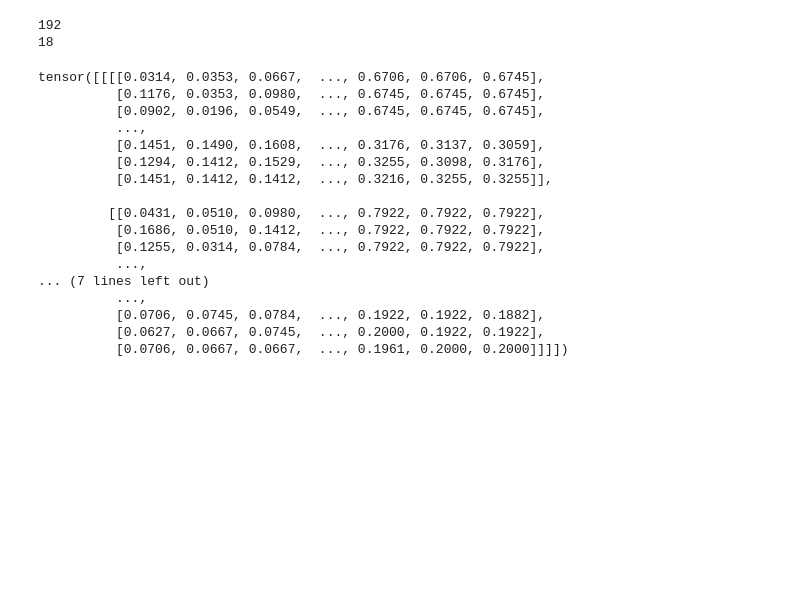
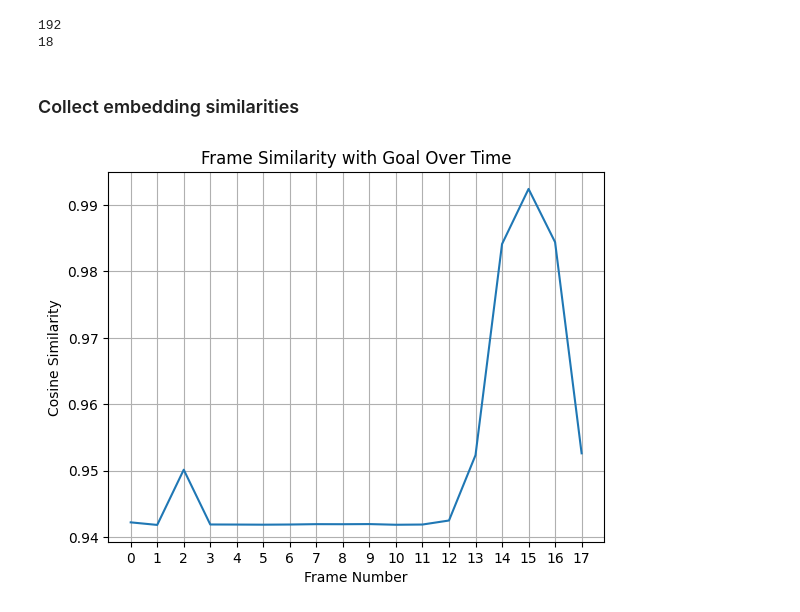
Before and after one commit to Jaslavie/le-wm-minecraft, a Jupyter notebook: frame_comparison.ipynb, the cells around one changed output. Drawn from its saved outputs; the diff is of its cells as text; code cells hidden in the pictures; blank space fills up the shorter version.

```diff
--- a/frame_comparison.ipynb
+++ b/frame_comparison.ipynb
@@ -64,26 +92,22 @@ Will assume defaults for version 1.1
   with initialize(config_path="./config"):
 192
 18
+# %% [markdown]
+### Collect embedding similarities
 # %%
-error = []
+similarities = []
+goal = goal_embed[0].flatten()
 
 for embed in embeddings:
-    error.append()
+    embed = embed[0].flatten()
+    similarities.append(torch.nn.functional.cosine_similarity(goal, embed, dim=0).item())
+
+plt.plot(similarities)
+plt.xlabel("Frame Number")
+plt.xticks(range(len(similarities)))
+plt.ylabel("Cosine Similarity")
+plt.title("Frame Similarity with Goal Over Time")
+plt.grid()
+plt.show()
 # %% [output]
-tensor([[[[0.0314, 0.0353, 0.0667,  ..., 0.6706, 0.6706, 0.6745],
-          [0.1176, 0.0353, 0.0980,  ..., 0.6745, 0.6745, 0.6745],
-          [0.0902, 0.0196, 0.0549,  ..., 0.6745, 0.6745, 0.6745],
-          ...,
-          [0.1451, 0.1490, 0.1608,  ..., 0.3176, 0.3137, 0.3059],
-          [0.1294, 0.1412, 0.1529,  ..., 0.3255, 0.3098, 0.3176],
-          [0.1451, 0.1412, 0.1412,  ..., 0.3216, 0.3255, 0.3255]],
-
-         [[0.0431, 0.0510, 0.0980,  ..., 0.7922, 0.7922, 0.7922],
-          [0.1686, 0.0510, 0.1412,  ..., 0.7922, 0.7922, 0.7922],
-          [0.1255, 0.0314, 0.0784,  ..., 0.7922, 0.7922, 0.7922],
-          ...,
-... (7 lines left out)
-          ...,
-          [0.0706, 0.0745, 0.0784,  ..., 0.1922, 0.1922, 0.1882],
-          [0.0627, 0.0667, 0.0745,  ..., 0.2000, 0.1922, 0.1922],
-          [0.0706, 0.0667, 0.0667,  ..., 0.1961, 0.2000, 0.2000]]]])
+[figure, added]
```
Also changed, not shown: parts of 12 cells of this notebook, 6 other files.
